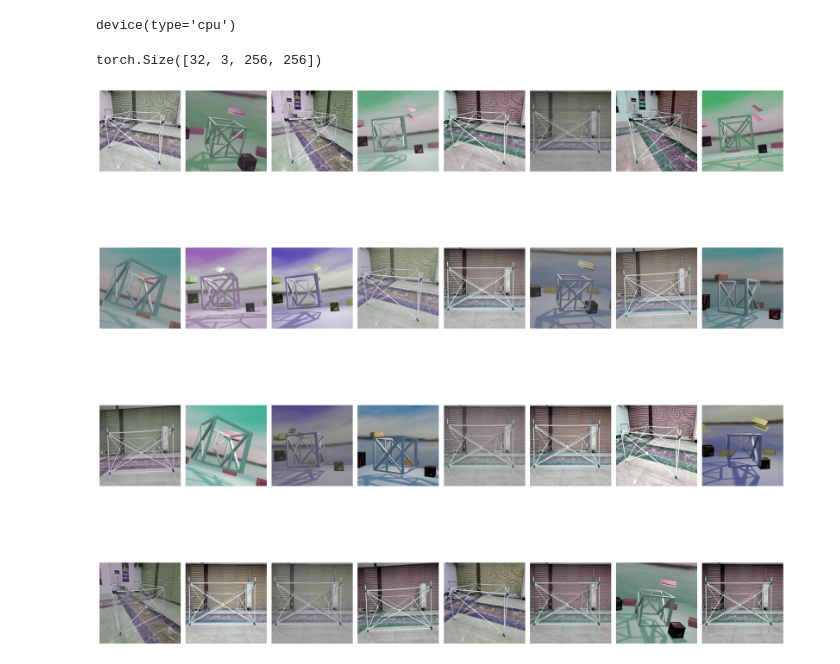
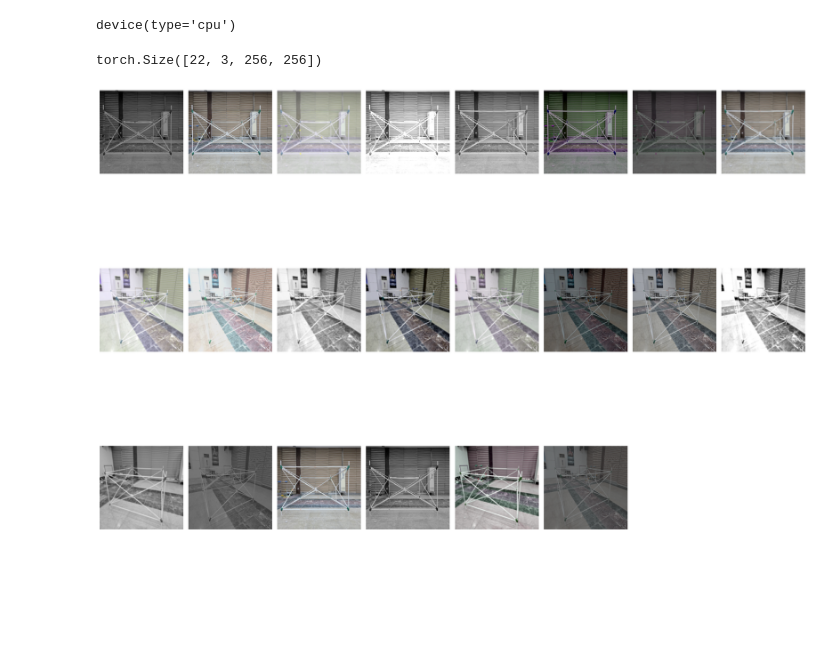
Before and after one commit to RobEn-AAST/mate-pipe-issue-detection, a Jupyter notebook: trainer.ipynb, the cells around one changed output. Drawn from its saved outputs; the diff is of its cells as text; code cells hidden in the pictures; blank space fills up the shorter version.

Commit message:
helped fighting overfitting by modifying network aarchitecture, stopped using blender models,using efficient net backbone, added 2 extra images

```diff
--- a/trainer.ipynb
+++ b/trainer.ipynb
@@ -54,34 +55,34 @@ class CubeDataset(Dataset):
         self.odd_size_labels = []
         self.source = []  # 0 for artificial, 1 for real
 
-        # Process artificial (models) data
-        for model_path in glob.glob(os.path.join(models_dir, "*")):
-            dir_name = os.path.basename(model_path)
-            if (dir_name not in models_missing_df.index or
-                dir_name not in models_oxide_df.index or
-                dir_name not in models_odd_df.index):
-                continue
+        # # Process artificial (models) data
+        # for model_path in glob.glob(os.path.join(models_dir, "*")):
+        #     dir_name = os.path.basename(model_path)
+        #     if (dir_name not in models_missing_df.index or
+        #         dir_name not in models_oxide_df.index or
+        #         dir_name not in models_odd_df.index):
+        #         continue
 
-            imgs = []
-            for ext in ("*.jpeg", "*.jpg", "*.png"):
-                imgs.extend(glob.glob(os.path.join(model_path, ext)))
-            if not imgs:
-                continue
+        #     imgs = []
+        #     for ext in ("*.jpeg", "*.jpg", "*.png"):
+        #         imgs.extend(glob.glob(os.path.join(model_path, ext)))
+        #     if not imgs:
+        #         continue
 
-            missing_ann = models_missing_df.loc[dir_name]
-            oxide_ann = models_oxide_df.loc[dir_name]
-            odd_ann = models_odd_df.loc[dir_name]
+        #     missing_ann = models_missing_df.loc[dir_name]
+        #     oxide_ann = models_oxide_df.loc[dir_name]
+        #     odd_ann = models_odd_df.loc[dir_name]
 
-            missing_face_labels = [[int(c) for c in missing_ann[face].strip()] for face in ["front", "left", "back", "right"]]
-            oxide_face_labels = [[int(c) for c in oxide_ann[face].strip()] for face in ["front", "left", "back", "right"]]
-            odd_face_labels = [[int(c) for c in odd_ann[face].strip()] for face in ["front", "left", "back", "right"]]
+        #     missing_face_labels = [[int(c) for c in missing_ann[face].strip()] for face in ["front", "left", "back", "right"]]
+        #     oxide_face_labels = [[int(c) for c in oxide_ann[face].strip()] for face in ["front", "left", "back", "right"]]
+        #     odd_face_labels = [[int(c) for c in odd_ann[face].strip()] for face in ["front", "left", "back", "right"]]
 
-            for img_path in imgs:
-                self.data.append(img_path)
-                self.missing_labels.append(missing_face_labels)
-                self.oxide_labels.append(oxide_face_labels)
-                self.odd_size_labels.append(odd_face_labels)
-                self.source.append(0)
+        #     for img_path in imgs:
+        #         self.data.append(img_path)
+        #         self.missing_labels.append(missing_face_labels)
+        #         self.oxide_labels.append(oxide_face_labels)
+        #         self.odd_size_labels.append(odd_face_labels)
+        #         self.source.append(0)
 
         # Process real data
         for ext in ("*.jpeg", "*.jpg", "*.png"):
@@ -121,10 +122,11 @@ class CubeDataset(Dataset):
         odd_size_tensor = torch.tensor(self.odd_size_labels[idx], dtype=torch.float32)
         return img, missing_tensor, oxide_tensor, odd_size_tensor
 
-# Example usage
 train_transform = transforms.Compose([
     transforms.Resize((256, 256)),
-    transforms.ColorJitter(0.2, 0.3, 0.3, 0.2),
+    transforms.RandomApply([transforms.ColorJitter(0.5, 0.5, 0.5, 0.3)], p=0.8),
+    transforms.RandomGrayscale(p=0.3),
+    transforms.RandomApply([transforms.GaussianBlur(kernel_size=(3,3))], p=0.5),
     transforms.ToTensor(),
     transforms.Normalize(mean=[0.485, 0.456, 0.406], std=[0.229, 0.224, 0.225]),
 ])
@@ -135,33 +137,33 @@ source_counts = torch.bincount(torch.tensor(train_dataset.source, dtype=torch.lo
 inv_counts = 1.0 / source_counts.float()
 sample_weights = [inv_counts[s] for s in train_dataset.source]
 
 sampler = WeightedRandomSampler(weights=sample_weights, num_samples=len(sample_weights), replacement=True) # type: ignore
 
 BATCH_SIZE = 32
 NUM_WORKERS = 4
 
 train_loader = DataLoader(
     train_dataset,
     batch_size=BATCH_SIZE,
     sampler=sampler,
     num_workers=NUM_WORKERS,
     pin_memory=True,
 )
 
 # Visualization example (unchanged)
 img, missing, oxided, odd = next(iter(train_loader))
 print(img.shape)
 plt.figure(figsize=(20, 20))
 for i in range(len(img)):
     plt.subplot(4, 8, i + 1)
     img_show = img[i].permute(1, 2, 0)
     img_show = img_show * torch.tensor([0.229, 0.224, 0.225]) + torch.tensor([0.485, 0.456, 0.406])
     img_show = torch.clamp(img_show, 0, 1)
     plt.imshow(img_show)
     plt.axis("off")
 plt.tight_layout()
 plt.show()
 # %% [output]
-torch.Size([32, 3, 256, 256])
+torch.Size([22, 3, 256, 256])
-[figure, old version]
+[figure, new version]
 # %%
```
Also changed, not shown: parts of 3 cells of this notebook, 7 other files.
